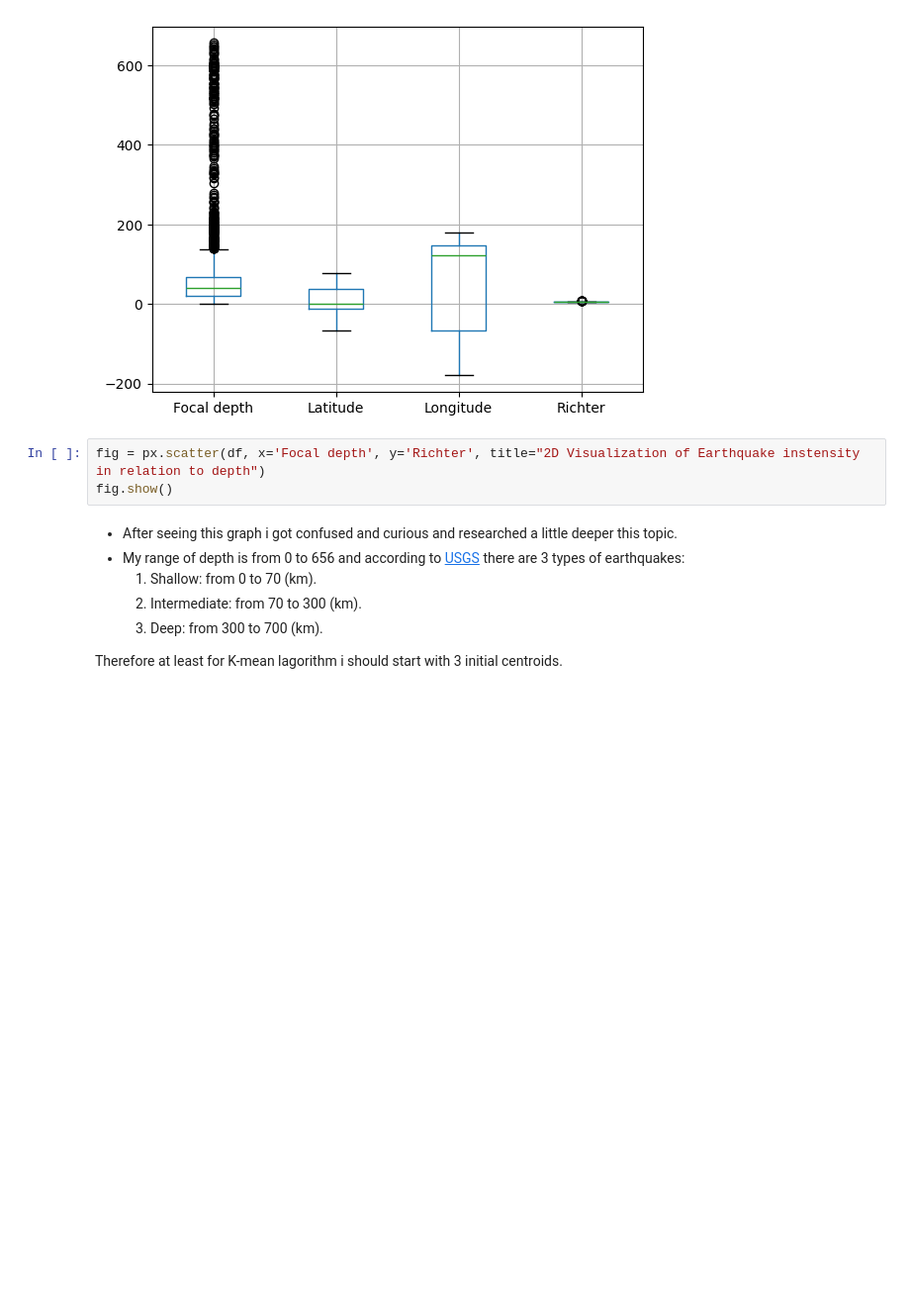
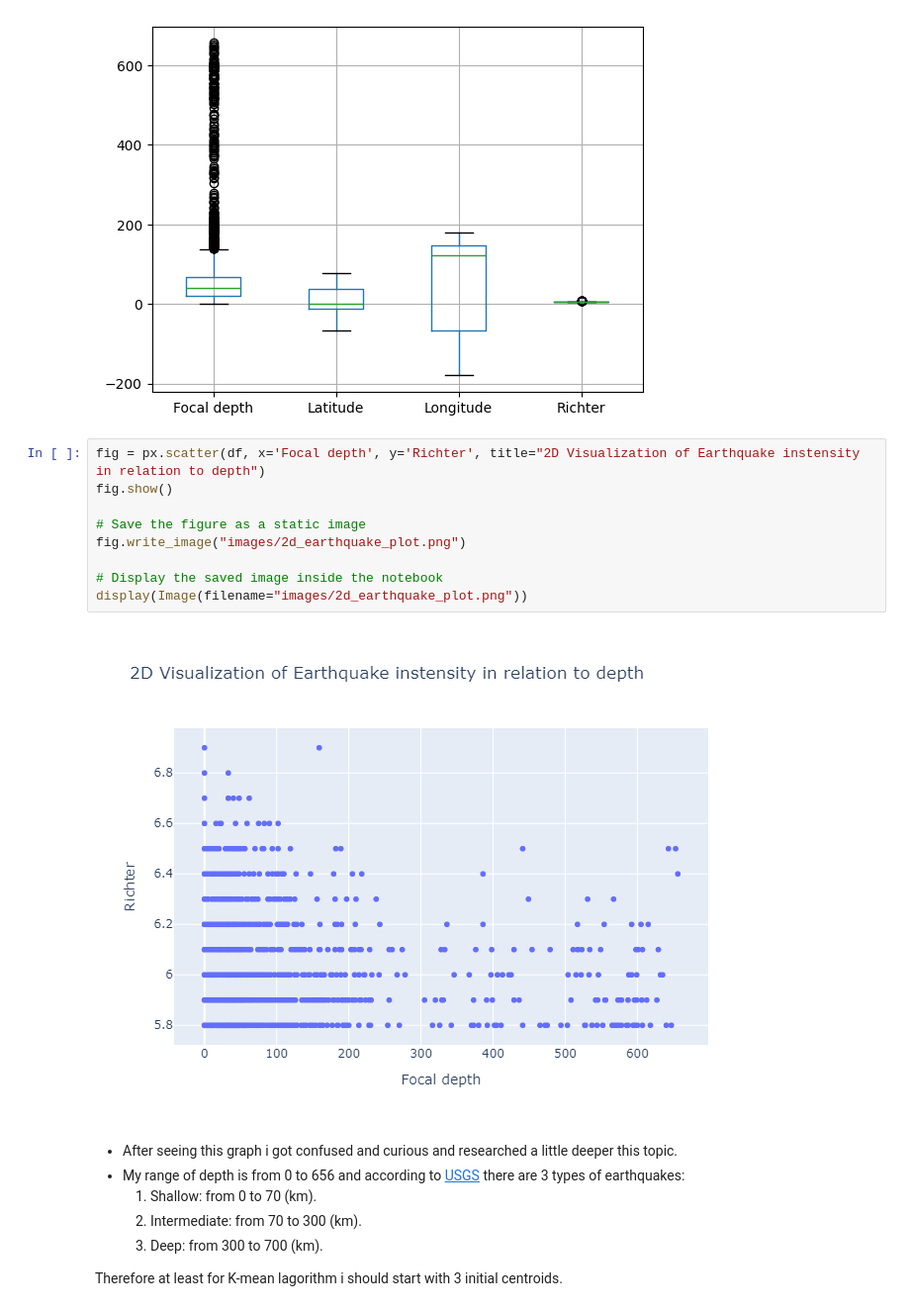
Before and after one commit to kosmisa/DS_project_Clustering_Earthquakes, a Jupyter notebook: notebooks/Notebook_Earthquakes.ipynb, the cells around one changed output. Shown at 99% size. Drawn from its saved outputs; the diff is of its cells as text; blank space fills up the shorter version.

Commit message:
update_images

```diff
--- a/notebooks/Notebook_Earthquakes.ipynb
+++ b/notebooks/Notebook_Earthquakes.ipynb
@@ -103,6 +104,14 @@ df.boxplot(rot = 0);
 # %%
 fig = px.scatter(df, x='Focal depth', y='Richter', title="2D Visualization of Earthquake instensity in relation to depth")
 fig.show()
+
+# Save the figure as a static image
+fig.write_image("images/2d_earthquake_plot.png")
+
+# Display the saved image inside the notebook
+display(Image(filename="images/2d_earthquake_plot.png"))
+# %% [output]
+[figure, added]
 # %% [markdown]
 * After seeing this graph i got confused and curious and researched a little deeper this topic.
 * My range of depth is from 0 to 656 and according to [USGS](https://www.usgs.gov/programs/earthquake-hazards/determining-depth-earthquake) there are 3 types of earthquakes:
```
Also changed, not shown: parts of 12 cells of this notebook, 12 other files.
